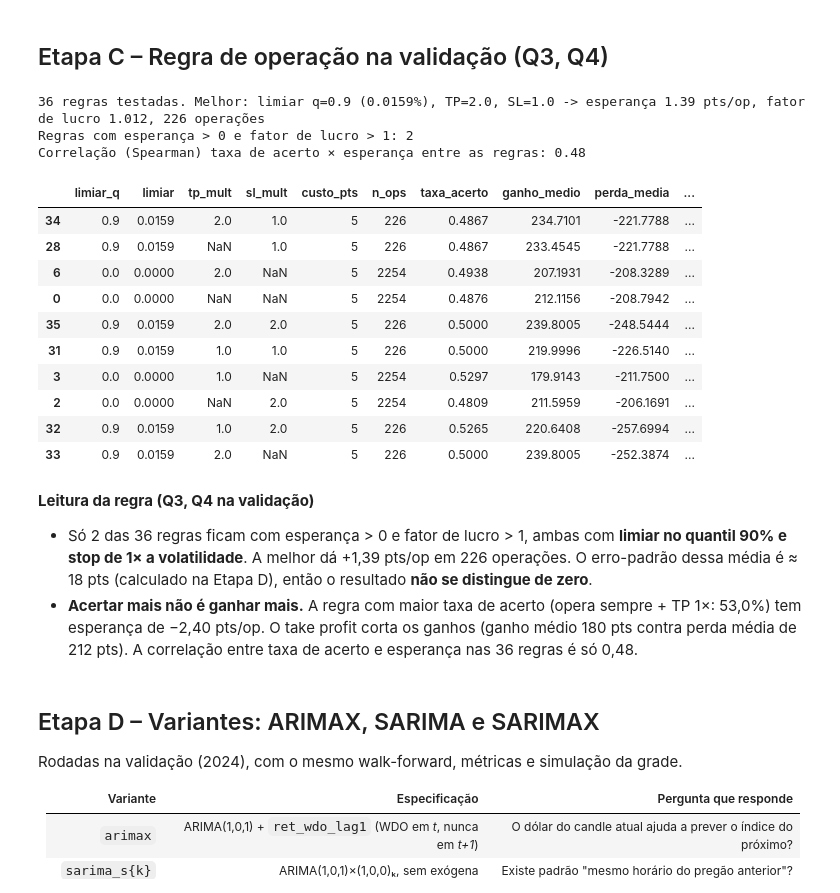
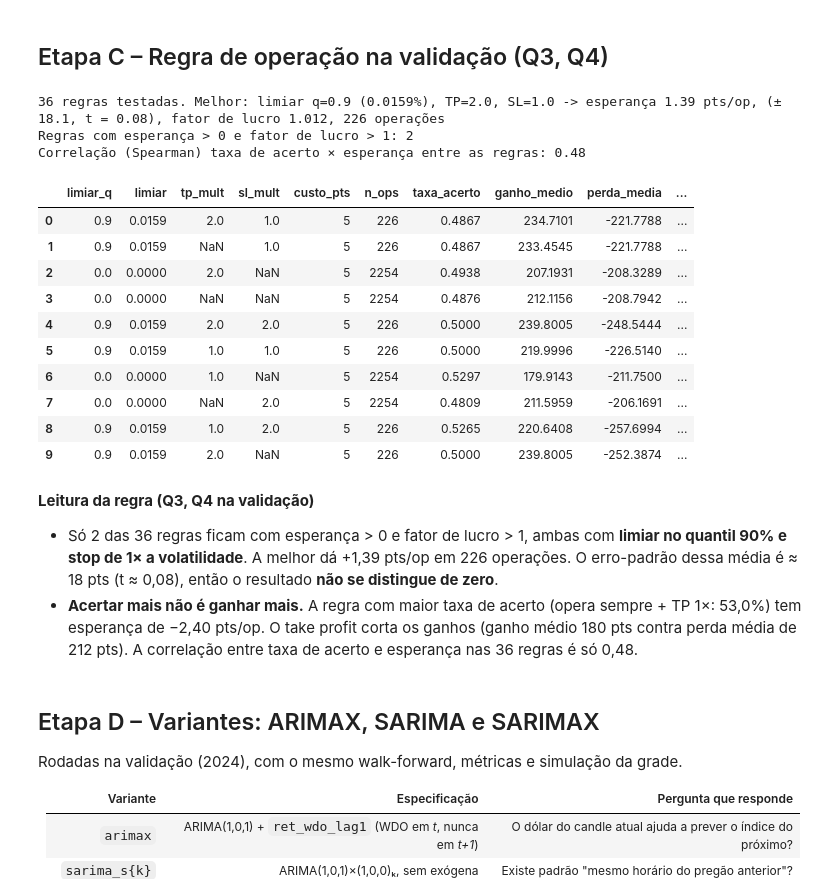
Before and after one commit to anabiaboorges/data_science_no_mercado_financeiro, a Jupyter notebook: frentes/estatistico/frente_estatistico.ipynb, the cells around one changed output. Saved outputs shown, nothing was run; the diff lists cells and outputs as text; code cells hidden in the pictures.

```diff
--- a/frentes/estatistico/frente_estatistico.ipynb
+++ b/frentes/estatistico/frente_estatistico.ipynb
@@ -58,6 +58,23 @@ class ArimaT1:
         return self.res.extend(y.values, exog=X.values if self.usa_x else None).predict()
 
 MODELO, FABRICA, FEATS = "arima", ArimaT1, "LAGS"
+
+# Erro-padrão e estatística t da esperança: mesma definição da frente de ML (frentes/ml/frente_ml.ipynb),
+# para a tabela de comparação ficar homogênea. Só informativo: o critério de escolha continua o do plano.
+def estat(ops):
+    x = ops[ops.lado != 0].pontos
+    if len(x) < 30:
+        return dict(esperanca_pts=np.nan, ep_pts=np.nan, t_stat=np.nan)
+    ep = x.std() / np.sqrt(len(x))
+    return dict(esperanca_pts=x.mean(), ep_pts=ep, t_stat=x.mean() / ep)
+
+def regras_com_t(prev, custo_pts=5):
+    '''t.grade_regras (mesma ordem: maior esperança primeiro) + erro-padrão e t de cada regra.'''
+    g = t.grade_regras(prev, custo_pts=custo_pts).reset_index(drop=True)
+    st = [estat(t.simular(prev, r.limiar, None if pd.isna(r.tp_mult) else r.tp_mult,
+                          None if pd.isna(r.sl_mult) else r.sl_mult, custo_pts)) for r in g.itertuples()]
+    g[["ep_pts", "t_stat"]] = pd.DataFrame(st)[["ep_pts", "t_stat"]]
+    return g
 # %% [markdown]
 ## Etapa B – Grade candle × janela na validação (Q1, Q2)
 # %%
@@ -128,35 +152,35 @@ Correlação (Spearman) acurácia × esperança entre as 12 combinações: 0.75
 ## Etapa C – Regra de operação na validação (Q3, Q4)
 # %%
 prev_val = pd.read_csv(f"{SAIDA}/previsoes/WIN_{CANDLE}_{JANELA}m_{MODELO}_val.csv", index_col=0, parse_dates=True)
-regras = t.grade_regras(prev_val, custo_pts=5)
-regras.to_csv(f"{SAIDA}/regras_val.csv", index=False)
+regras = regras_com_t(prev_val, custo_pts=5)
+regras.to_csv(f"{SAIDA}/regras_val.csv", index=False)   # regras do modelo BASE (convenção comum)
 regra = regras.iloc[0]                       # maior esperança por operação
 print(f"{len(regras)} regras testadas. Melhor: limiar q={regra.limiar_q} ({regra.limiar:.4f}%), "
       f"TP={regra.tp_mult}, SL={regra.sl_mult} -> esperança {regra.esperanca_pts:.2f} pts/op, "
-      f"fator de lucro {regra.fator_lucro:.3f}, {int(regra.n_ops)} operações")
+      f"(± {regra.ep_pts:.1f}, t = {regra.t_stat:.2f}), fator de lucro {regra.fator_lucro:.3f}, {int(regra.n_ops)} operações")
 print(f"Regras com esperança > 0 e fator de lucro > 1: {((regras.esperanca_pts > 0) & (regras.fator_lucro > 1)).sum()}")
 print(f"Correlação (Spearman) taxa de acerto × esperança entre as regras: "
       f"{regras.taxa_acerto.corr(regras.esperanca_pts, method='spearman'):.2f}")
 regras.head(10).round(4)
 # %% [output]
-36 regras testadas. Melhor: limiar q=0.9 (0.0159%), TP=2.0, SL=1.0 -> esperança 1.39 pts/op, fator de lucro 1.012, 226 operações
+36 regras testadas. Melhor: limiar q=0.9 (0.0159%), TP=2.0, SL=1.0 -> esperança 1.39 pts/op, (± 18.1, t = 0.08), fator de lucro 1.012, 226 operações
 Regras com esperança > 0 e fator de lucro > 1: 2
 Correlação (Spearman) taxa de acerto × esperança entre as regras: 0.48
 |  | limiar_q | limiar | tp_mult | sl_mult | custo_pts | n_ops | taxa_acerto | ganho_medio | perda_media | ... |
-| 34 | 0.9 | 0.0159 | 2.0 | 1.0 | 5 | 226 | 0.4867 | 234.7101 | -221.7788 | ... |
-| 28 | 0.9 | 0.0159 | NaN | 1.0 | 5 | 226 | 0.4867 | 233.4545 | -221.7788 | ... |
-| 6 | 0.0 | 0.0000 | 2.0 | NaN | 5 | 2254 | 0.4938 | 207.1931 | -208.3289 | ... |
-| 0 | 0.0 | 0.0000 | NaN | NaN | 5 | 2254 | 0.4876 | 212.1156 | -208.7942 | ... |
-| 35 | 0.9 | 0.0159 | 2.0 | 2.0 | 5 | 226 | 0.5000 | 239.8005 | -248.5444 | ... |
-| 31 | 0.9 | 0.0159 | 1.0 | 1.0 | 5 | 226 | 0.5000 | 219.9996 | -226.5140 | ... |
-| 3 | 0.0 | 0.0000 | 1.0 | NaN | 5 | 2254 | 0.5297 | 179.9143 | -211.7500 | ... |
-| 2 | 0.0 | 0.0000 | NaN | 2.0 | 5 | 2254 | 0.4809 | 211.5959 | -206.1691 | ... |
-| 32 | 0.9 | 0.0159 | 1.0 | 2.0 | 5 | 226 | 0.5265 | 220.6408 | -257.6994 | ... |
-| 33 | 0.9 | 0.0159 | 2.0 | NaN | 5 | 226 | 0.5000 | 239.8005 | -252.3874 | ... |
+| 0 | 0.9 | 0.0159 | 2.0 | 1.0 | 5 | 226 | 0.4867 | 234.7101 | -221.7788 | ... |
+| 1 | 0.9 | 0.0159 | NaN | 1.0 | 5 | 226 | 0.4867 | 233.4545 | -221.7788 | ... |
+| 2 | 0.0 | 0.0000 | 2.0 | NaN | 5 | 2254 | 0.4938 | 207.1931 | -208.3289 | ... |
+| 3 | 0.0 | 0.0000 | NaN | NaN | 5 | 2254 | 0.4876 | 212.1156 | -208.7942 | ... |
+| 4 | 0.9 | 0.0159 | 2.0 | 2.0 | 5 | 226 | 0.5000 | 239.8005 | -248.5444 | ... |
+| 5 | 0.9 | 0.0159 | 1.0 | 1.0 | 5 | 226 | 0.5000 | 219.9996 | -226.5140 | ... |
+| 6 | 0.0 | 0.0000 | 1.0 | NaN | 5 | 2254 | 0.5297 | 179.9143 | -211.7500 | ... |
+| 7 | 0.0 | 0.0000 | NaN | 2.0 | 5 | 2254 | 0.4809 | 211.5959 | -206.1691 | ... |
+| 8 | 0.9 | 0.0159 | 1.0 | 2.0 | 5 | 226 | 0.5265 | 220.6408 | -257.6994 | ... |
+| 9 | 0.9 | 0.0159 | 2.0 | NaN | 5 | 226 | 0.5000 | 239.8005 | -252.3874 | ... |
 # %% [markdown]
 **Leitura da regra (Q3, Q4 na validação)**
 
-- Só 2 das 36 regras ficam com esperança > 0 e fator de lucro > 1, ambas com **limiar no quantil 90% e stop de 1× a volatilidade**. A melhor dá +1,39 pts/op em 226 operações. O erro-padrão dessa média é ≈ 18 pts (calculado na Etapa D), então o resultado **não se distingue de zero**.
+- Só 2 das 36 regras ficam com esperança > 0 e fator de lucro > 1, ambas com **limiar no quantil 90% e stop de 1× a volatilidade**. A melhor dá +1,39 pts/op em 226 operações. O erro-padrão dessa média é ≈ 18 pts (t ≈ 0,08), então o resultado **não se distingue de zero**.
 - **Acertar mais não é ganhar mais.** A regra com maior taxa de acerto (opera sempre + TP 1×: 53,0%) tem esperança de −2,40 pts/op. O take profit corta os ganhos (ganho médio 180 pts contra perda média de 212 pts). A correlação entre taxa de acerto e esperança nas 36 regras é só 0,48.
 # %% [markdown]
 ## Etapa D – Variantes: ARIMAX, SARIMA e SARIMAX
```
Also changed, not shown: parts of 5 cells of this notebook, 6 other files.
